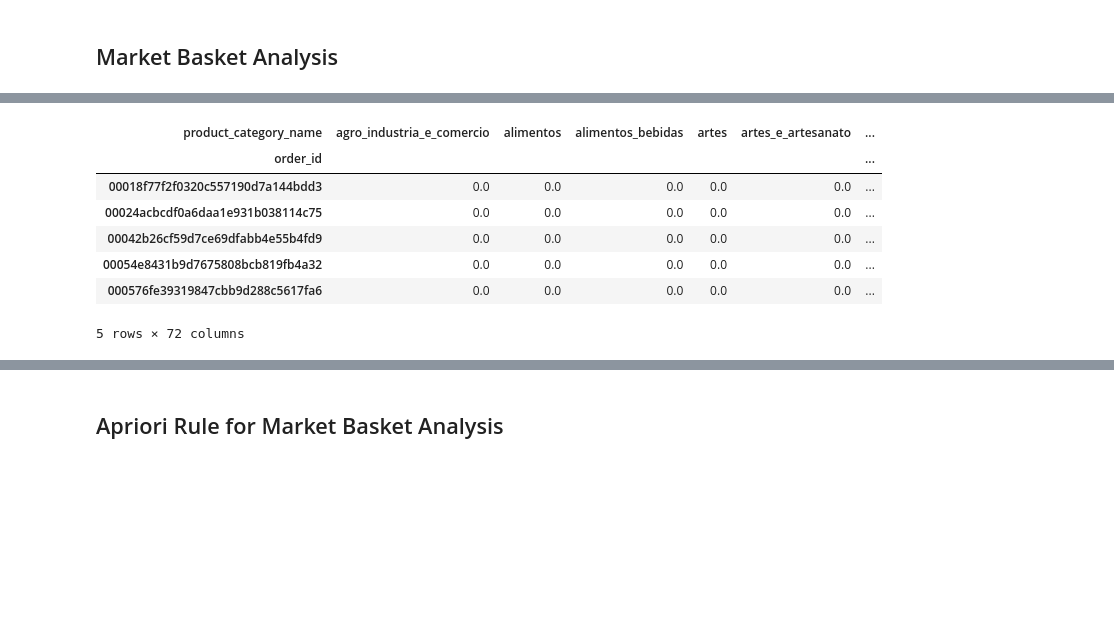
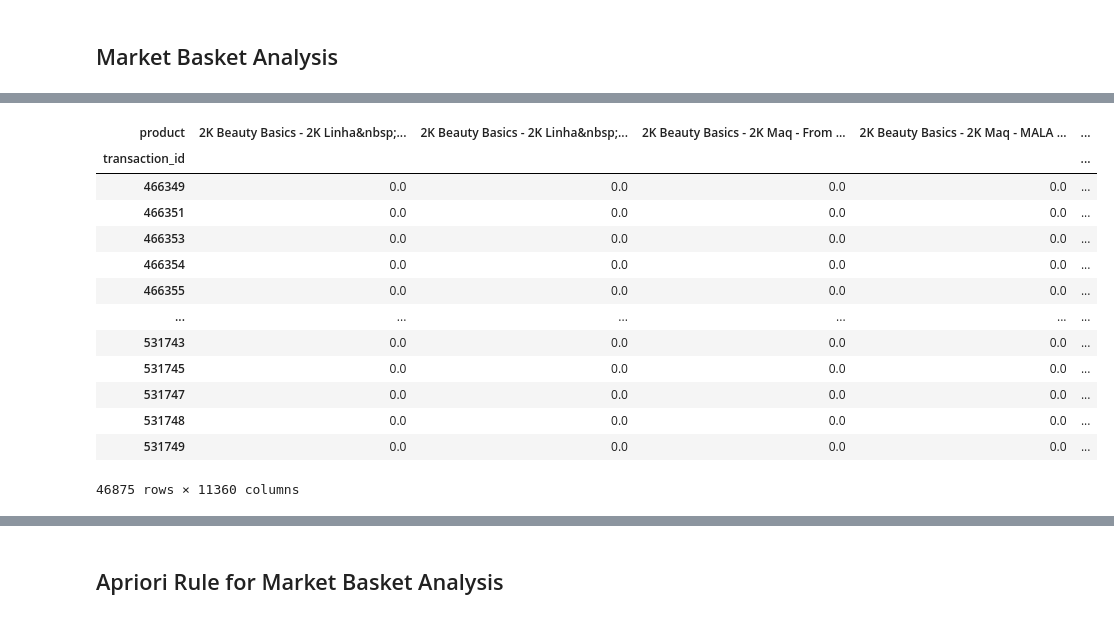
Before and after one commit to LuiisClaudio/mod-cloth, a Jupyter notebook: LuisMartins_CA2.ipynb, the cells around one changed output, grey strips where cells are left out. Drawn from its saved outputs; the diff is of its cells as text; code cells hidden in the pictures; blank space fills up the shorter version.

```diff
--- a/LuisMartins_CA2.ipynb
+++ b/LuisMartins_CA2.ipynb
@@ -791,0 +767,13 @@ orders_merged.dropna(axis = 0, subset = ['order_id'], inplace = True)
+# %%
+perfumes_df = pd.read_excel('dataset/perfumes.xlsx')
+# %%
+# Remove any whote spaces or specified characters at the start and end of a string.
+perfumes_df['Product Category (Enhanced Ecommerce)'] = perfumes_df['Product Category (Enhanced Ecommerce)'].str.strip()
+
+perfumes_df['Transaction ID'] = perfumes_df['Transaction ID'].astype('str')
+
+# Drop NA values from the column 'InvoiceNo'
+perfumes_df.dropna(axis = 0, subset = ['Transaction ID'], inplace = True)
+
+# Returns true if the characters exist and false if not.
+perfumes_df = perfumes_df[~perfumes_df['Transaction ID'].str.contains('C')]
@@ -792,16 +820,25 @@ orders_merged.dropna(axis = 0, subset = ['order_id'], inplace = True)
+# %%
+Basket = perfumes_df.groupby(['transaction_id', 'product_category_enhanced_ecommerce'])['quantity'].sum().unstack().reset_index().fillna(0).set_index('transaction_id')
+Basket
+# %% [output]
+| product | 2K Beauty Basics - 2K Linha&nbsp;... | 2K Beauty Basics - 2K Linha&nbsp;... | 2K Beauty Basics - 2K Maq - From ... | 2K Beauty Basics - 2K Maq - MALA ... | ... |
+| transaction_id |  |  |  |  | ... |
+| 466349 | 0.0 | 0.0 | 0.0 | 0.0 | ... |
+| 466351 | 0.0 | 0.0 | 0.0 | 0.0 | ... |
+| 466353 | 0.0 | 0.0 | 0.0 | 0.0 | ... |
+| 466354 | 0.0 | 0.0 | 0.0 | 0.0 | ... |
+| 466355 | 0.0 | 0.0 | 0.0 | 0.0 | ... |
+| ... | ... | ... | ... | ... | ... |
+| 531743 | 0.0 | 0.0 | 0.0 | 0.0 | ... |
+| 531745 | 0.0 | 0.0 | 0.0 | 0.0 | ... |
+| 531747 | 0.0 | 0.0 | 0.0 | 0.0 | ... |
+| 531748 | 0.0 | 0.0 | 0.0 | 0.0 | ... |
+| 531749 | 0.0 | 0.0 | 0.0 | 0.0 | ... |
+46875 rows × 11360 columns
 # %%
-#basket = (orders_merged[orders_merged['customer_state'] == "SP"]
-#          .groupby(['order_id', 'product_id'])['order_item_id'].sum().unstack().reset_index().fillna(0))
-basket = (product_id_counts[product_id_counts['customer_state'] == "SP"]
-          .groupby(['order_id', 'product_category_name'])['unique_product_category_count'].sum().unstack().reset_index().fillna(0).set_index('order_id'))
-
-basket.head()
+def convert(x):
+  if x<= 0:
+    return False
+  if x>= 1:
+    return True
+basket = Basket.map(convert)
-# %% [output]
-| product_category_name | agro_industria_e_comercio | alimentos | alimentos_bebidas | artes | artes_e_artesanato | ... |
-| order_id |  |  |  |  |  | ... |
-| 00018f77f2f0320c557190d7a144bdd3 | 0.0 | 0.0 | 0.0 | 0.0 | 0.0 | ... |
-| 00024acbcdf0a6daa1e931b038114c75 | 0.0 | 0.0 | 0.0 | 0.0 | 0.0 | ... |
-| 00042b26cf59d7ce69dfabb4e55b4fd9 | 0.0 | 0.0 | 0.0 | 0.0 | 0.0 | ... |
-| 00054e8431b9d7675808bcb819fb4a32 | 0.0 | 0.0 | 0.0 | 0.0 | 0.0 | ... |
-| 000576fe39319847cbb9d288c5617fa6 | 0.0 | 0.0 | 0.0 | 0.0 | 0.0 | ... |
-5 rows × 72 columns
```
Also changed, not shown: parts of 29 cells of this notebook.
